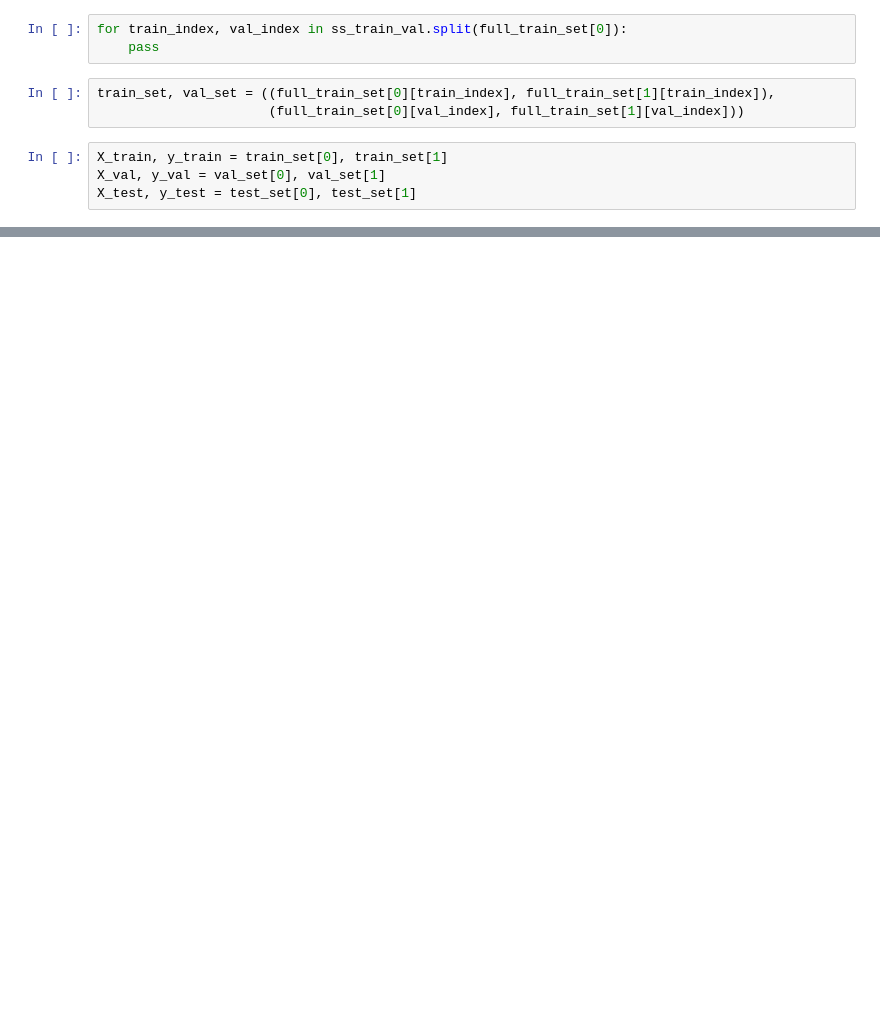
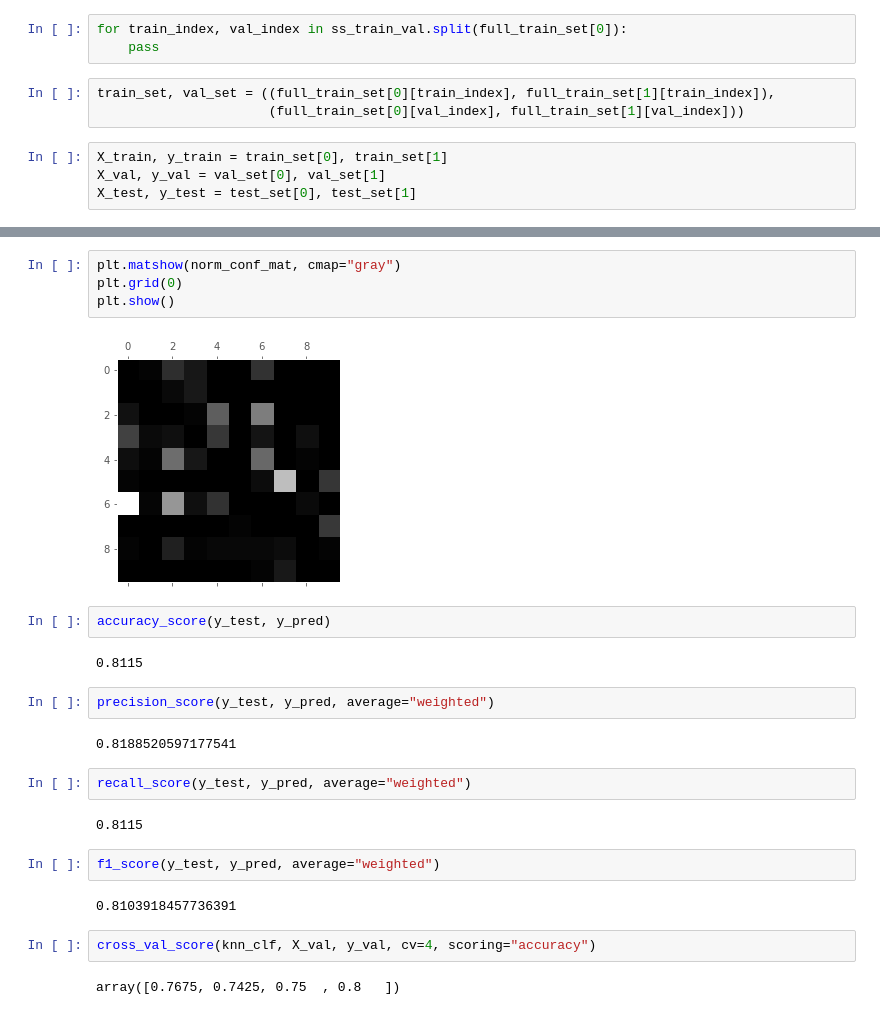
Before and after one commit to jpcano1/ISIS_4825_Imagenes_Vision, a Jupyter notebook: Machine Learning/Taller 1/Taller_1.ipynb, the cells around one changed output, grey strips where cells are left out. Drawn from its saved outputs; the diff is of its cells as text; blank space fills up the shorter version.

```diff
--- a/Machine Learning/Taller 1/Taller_1.ipynb
+++ b/Machine Learning/Taller 1/Taller_1.ipynb
@@ -197,0 +318,26 @@ pred = knn_clf.pred(X_val[:1000])
+# %%
+plt.matshow(norm_conf_mat, cmap="gray")
+plt.grid(0)
+plt.show()
+# %% [output]
+[figure, added]
+# %%
+accuracy_score(y_test, y_pred)
+# %% [output]
+0.8115
+# %%
+precision_score(y_test, y_pred, average="weighted")
+# %% [output]
+0.8188520597177541
+# %%
+recall_score(y_test, y_pred, average="weighted")
+# %% [output]
+0.8115
+# %%
+f1_score(y_test, y_pred, average="weighted")
+# %% [output]
+0.8103918457736391
+# %%
+cross_val_score(knn_clf, X_val, y_val, cv=4, scoring="accuracy")
+# %% [output]
+array([0.7675, 0.7425, 0.75  , 0.8   ])
```
Also changed, not shown: parts of 53 cells of this notebook.
